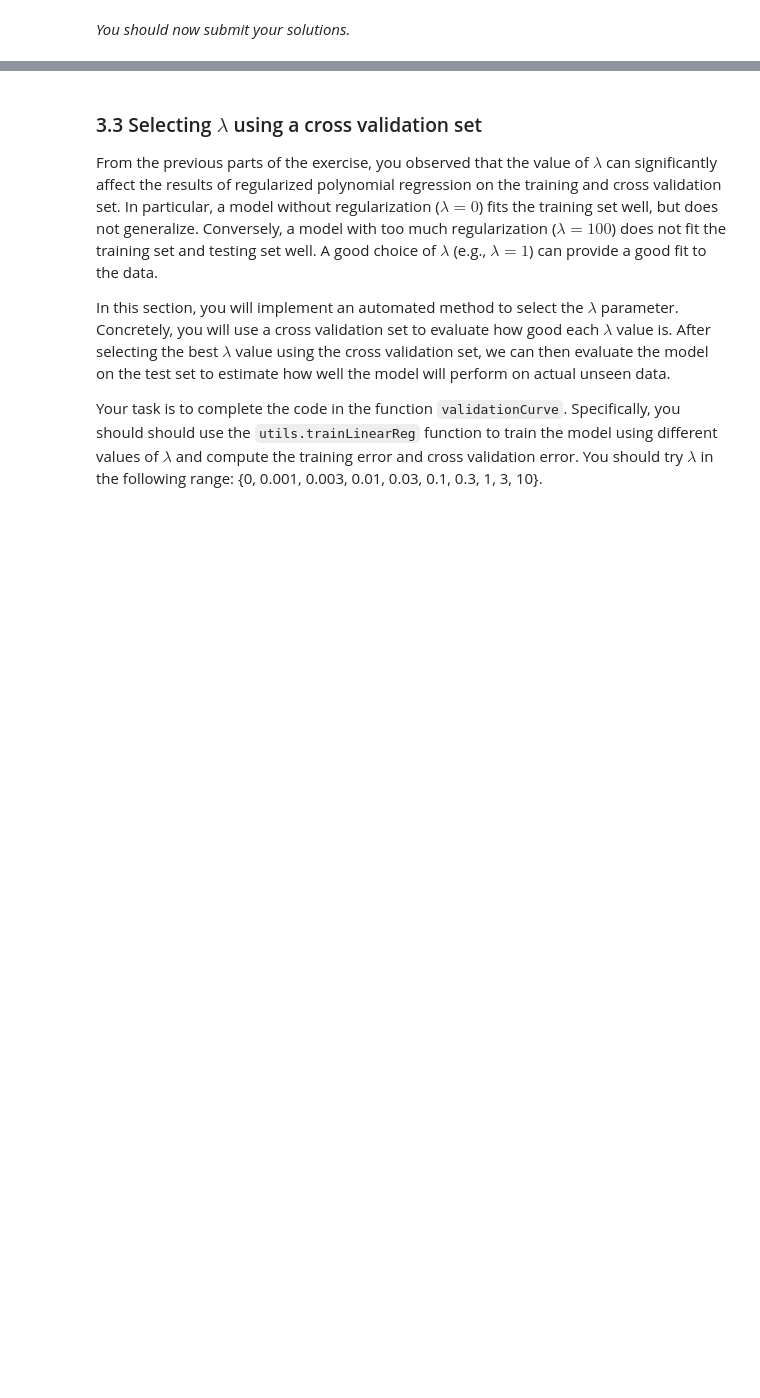
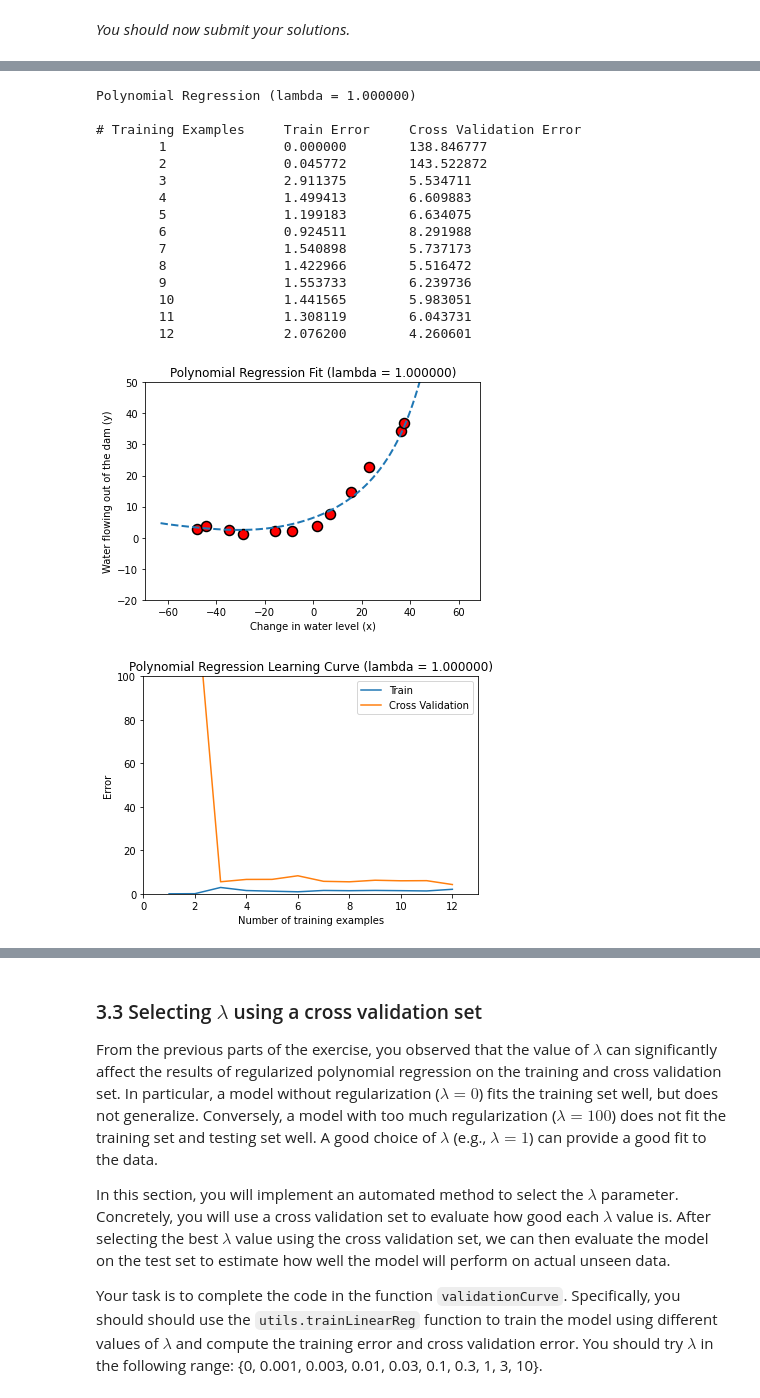
Before and after one commit to romadvincula/coursera-ml-standford, a Jupyter notebook: Exercise5/exercise5.ipynb, the cells around one changed output, grey strips where cells are left out. Saved outputs shown, nothing was run; the diff lists cells and outputs as text; code cells hidden in the pictures; blank space fills up the shorter version.

```diff
--- a/Exercise5/exercise5.ipynb
+++ b/Exercise5/exercise5.ipynb
@@ -147,8 +165,18 @@ def linearRegCostFunction(X, y, theta, lambda_=0.0):
     grad = np.zeros(theta.shape)
 
     # ====================== YOUR CODE HERE ======================
+    # hypothesis func for linear regression
+    h = X @ theta
 
+    # regularization term
+    reg = lambda_ * ( theta[1:] @ theta.T[1:])
 
+    # cost function
+    J = ( np.sum( np.square(( h - y))) + reg ) / (2 * m)
+
+    # gradients
+    grad = np.sum( ( X.T * ( h - y) ).T, axis=0) / m
+    grad[1:] = grad[1:] + ( lambda_ * theta[1:]) / m
 
     # ============================================================
     return J, grad
@@ -323,8 +365,15 @@ def learningCurve(X, y, Xval, yval, lambda_=0):
     error_val   = np.zeros(m)
 
     # ====================== YOUR CODE HERE ======================
+    for i in range(1, m+1):
+        # train and find theta
+        theta = utils.trainLinearReg(linearRegCostFunction, X[:i,:], y[:i], lambda_=lambda_)
 
+        # find training set error
+        error_train[i-1], _ = linearRegCostFunction(X[:i, :], y[:i], theta, lambda_=0)
 
+        # find eval set error
+        error_val[i-1], _ = linearRegCostFunction(Xval, yval, theta, lambda_=0)
 
     # =============================================================
     return error_train, error_val
@@ -405,8 +471,12 @@ def polyFeatures(X, p):
     X_poly = np.zeros((X.shape[0], p))
 
     # ====================== YOUR CODE HERE ======================
+    if p > 1:
+        X_poly[:, 0] = X[:,0]
 
-
-
+        for i in range(1, p):
+            X_poly[:,i] = X_poly[:, i-1] * X[:,0]
+    else:
+        X_poly = X
     # ============================================================
     return X_poly
@@ -464,34 +557,52 @@ You should see that the polynomial fit is able to follow the datapoints very wel
 
 To better understand the problems with the unregularized ($\lambda = 0$) model, you can see that the learning curve  shows the same effect where the training error is low, but the cross validation error is high. There is a gap between the training and cross validation errors, indicating a high variance problem.
 # %%
-lambda_ = 0
+lambda_ = 1
 theta = utils.trainLinearReg(linearRegCostFunction, X_poly, y,
                              lambda_=lambda_, maxiter=55)
 
 # Plot training data and fit
 pyplot.plot(X, y, 'ro', ms=10, mew=1.5, mec='k')
 
 utils.plotFit(polyFeatures, np.min(X), np.max(X), mu, sigma, theta, p)
 
 pyplot.xlabel('Change in water level (x)')
 pyplot.ylabel('Water flowing out of the dam (y)')
 pyplot.title('Polynomial Regression Fit (lambda = %f)' % lambda_)
 pyplot.ylim([-20, 50])
 
 pyplot.figure()
 error_train, error_val = learningCurve(X_poly, y, X_poly_val, yval, lambda_)
 pyplot.plot(np.arange(1, 1+m), error_train, np.arange(1, 1+m), error_val)
 
 pyplot.title('Polynomial Regression Learning Curve (lambda = %f)' % lambda_)
 pyplot.xlabel('Number of training examples')
 pyplot.ylabel('Error')
 pyplot.axis([0, 13, 0, 100])
 pyplot.legend(['Train', 'Cross Validation'])
 
 print('Polynomial Regression (lambda = %f)\n' % lambda_)
 print('# Training Examples\tTrain Error\tCross Validation Error')
 for i in range(m):
     print('  \t%d\t\t%f\t%f' % (i+1, error_train[i], error_val[i]))
+# %% [output]
+Polynomial Regression (lambda = 1.000000)
+
+# Training Examples     Train Error     Cross Validation Error
+        1               0.000000        138.846777
+        2               0.045772        143.522872
+        3               2.911375        5.534711
+        4               1.499413        6.609883
+        5               1.199183        6.634075
+        6               0.924511        8.291988
+        7               1.540898        5.737173
+        8               1.422966        5.516472
+        9               1.553733        6.239736
+        10              1.441565        5.983051
+        11              1.308119        6.043731
+        12              2.076200        4.260601
+[figure, added]
+[figure, added]
 # %% [markdown]
 One way to combat the overfitting (high-variance) problem is to add regularization to the model. In the next section, you will get to  try different $\lambda$ parameters to see how regularization can lead to a better model.
 
```
Also changed, not shown: parts of 22 cells of this notebook, 1 other file.
